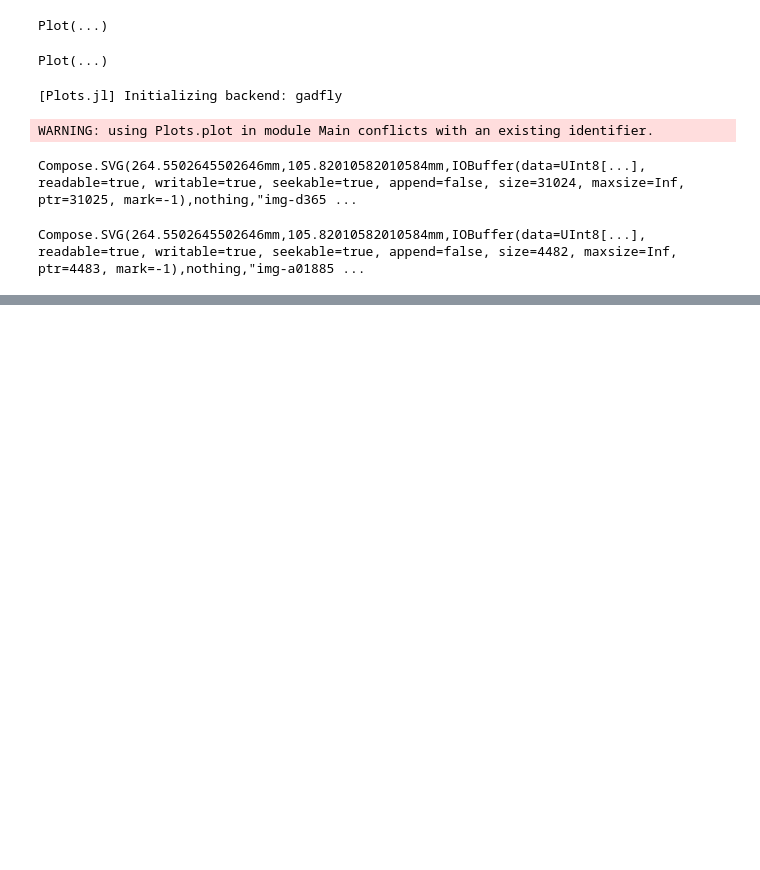
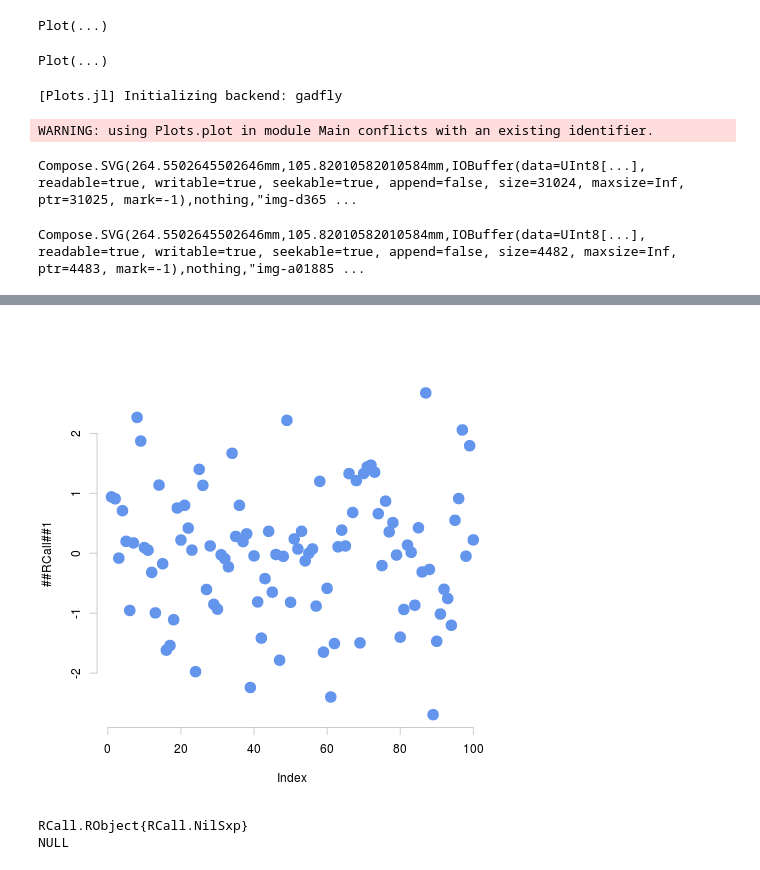
Before and after one commit to luiarthur/research_ucsc, a Jupyter notebook: gp/gadfly_practice.ipynb, the cells around one changed output, grey strips where cells are left out. Drawn from its saved outputs; the diff is of its cells as text; code cells hidden in the pictures; blank space fills up the shorter version.

```diff
--- a/gp/gadfly_practice.ipynb
+++ b/gp/gadfly_practice.ipynb
@@ -136,3 +135,11 @@ WARNING: imported binding for plot overwritten in module Main
 WARNING: RCall.jl
  # maps v3.1: updated 'world': all lakes moved to separate new #
  # 'lakes' database. Type '?world' or 'news(package="maps")'.  #
+# %%
+xx = randn(100)
+R"rc <- getOption('rcalljl_device');"
+R"plot($xx,fg='grey',bty='n',pch=20,col='cornflowerblue',cex=3)"
+# %% [output]
+[figure, added]
+RCall.RObject{RCall.NilSxp}
+NULL
```
Also changed, not shown: parts of 1 cell of this notebook.
